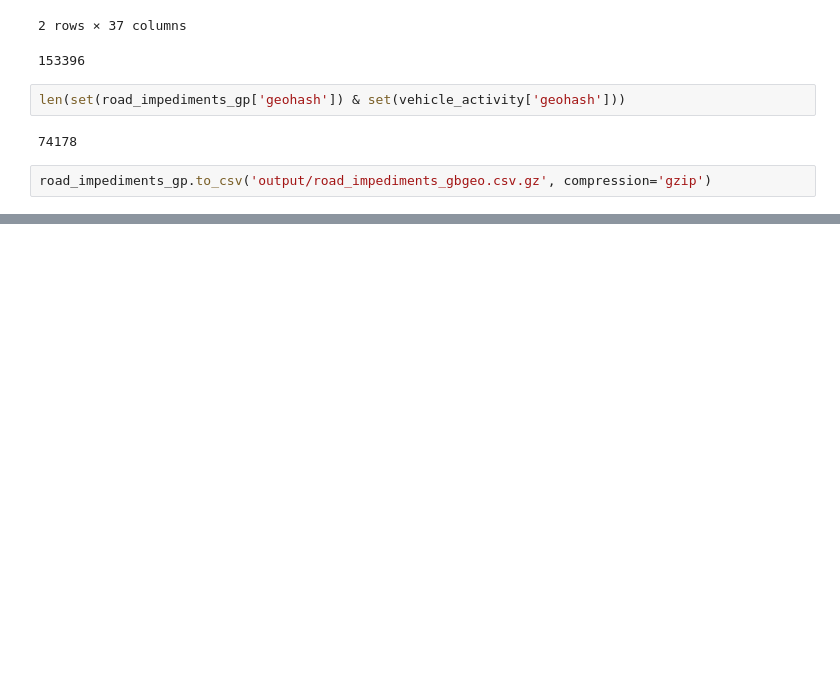
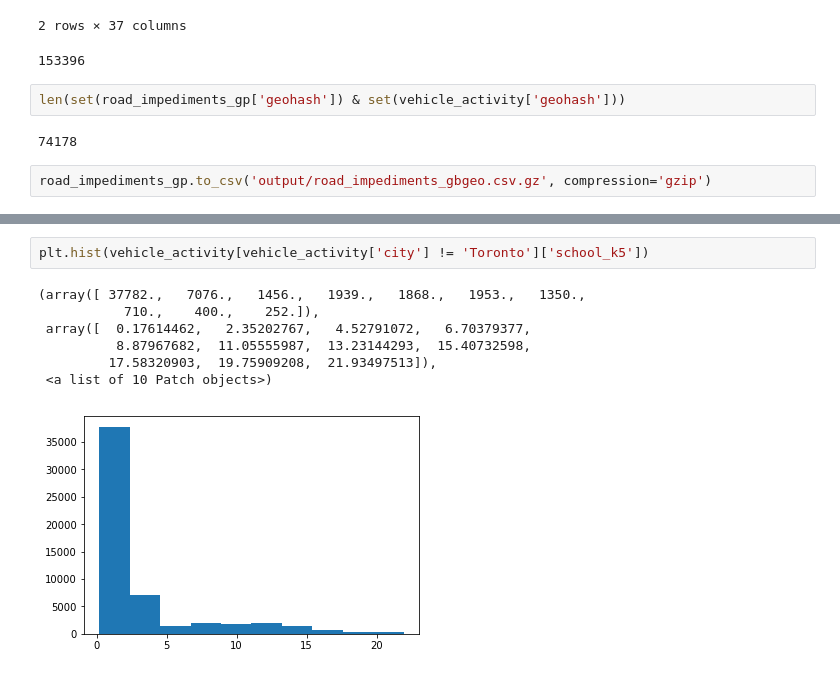
Before and after one commit to ostrokach/datathon_2018, a Jupyter notebook: ostrokach/road_impediments.ipynb, the cells around one changed output, grey strips where cells are left out. Saved outputs shown, nothing was run; the diff lists cells and outputs as text; blank space fills up the shorter version.

```diff
--- a/ostrokach/road_impediments.ipynb
+++ b/ostrokach/road_impediments.ipynb
@@ -128,0 +373,10 @@ road_impediments_gp.to_csv('output/road_impediments_gbgeo.csv.gz', compression='
+# %%
+plt.hist(vehicle_activity[vehicle_activity['city'] != 'Toronto']['school_k5'])
+# %% [output]
+(array([ 37782.,   7076.,   1456.,   1939.,   1868.,   1953.,   1350.,
+           710.,    400.,    252.]),
+ array([  0.17614462,   2.35202767,   4.52791072,   6.70379377,
+          8.87967682,  11.05555987,  13.23144293,  15.40732598,
+         17.58320903,  19.75909208,  21.93497513]),
+ <a list of 10 Patch objects>)
+[figure, added]
```
Also changed, not shown: parts of 58 cells of this notebook, 14 other files.
